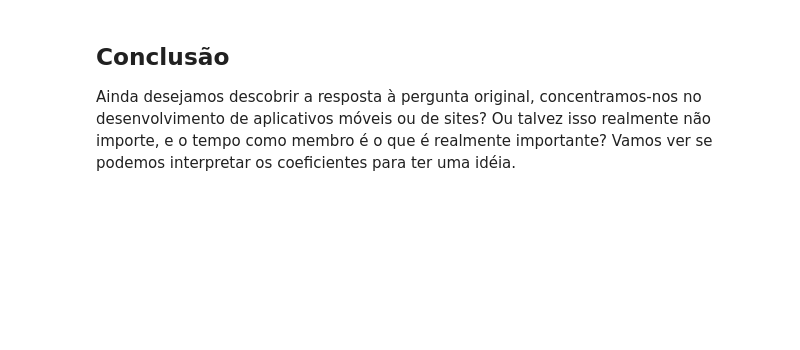
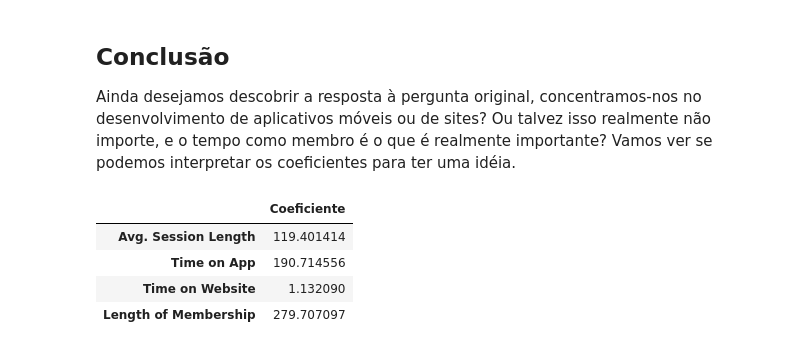
Before and after one commit to matheusfa08/chat-ia-fiap-2sem, a Jupyter notebook: check01/Prova.ipynb, the cells around one changed output. Cells and saved outputs as stored; diff of their text form; code cells hidden in the pictures; blank space fills up the shorter version.

```diff
--- a/check01/Prova.ipynb
+++ b/check01/Prova.ipynb
@@ -220,3 +283,11 @@ Vamos avaliar o desempenho do nosso modelo calculando a soma residual.
 # %% [markdown]
 ## Conclusão
 Ainda desejamos descobrir a resposta à pergunta original, concentramos-nos no desenvolvimento de aplicativos móveis ou de sites? Ou talvez isso realmente não importe, e o tempo como membro é o que é realmente importante? Vamos ver se podemos interpretar os coeficientes para ter uma idéia.
+# %%
+coeficientes
+# %% [output]
+|  | Coeficiente |
+| Avg. Session Length | 119.401414 |
+| Time on App | 190.714556 |
+| Time on Website | 1.132090 |
+| Length of Membership | 279.707097 |
```
Also changed, not shown: parts of 23 cells of this notebook.
